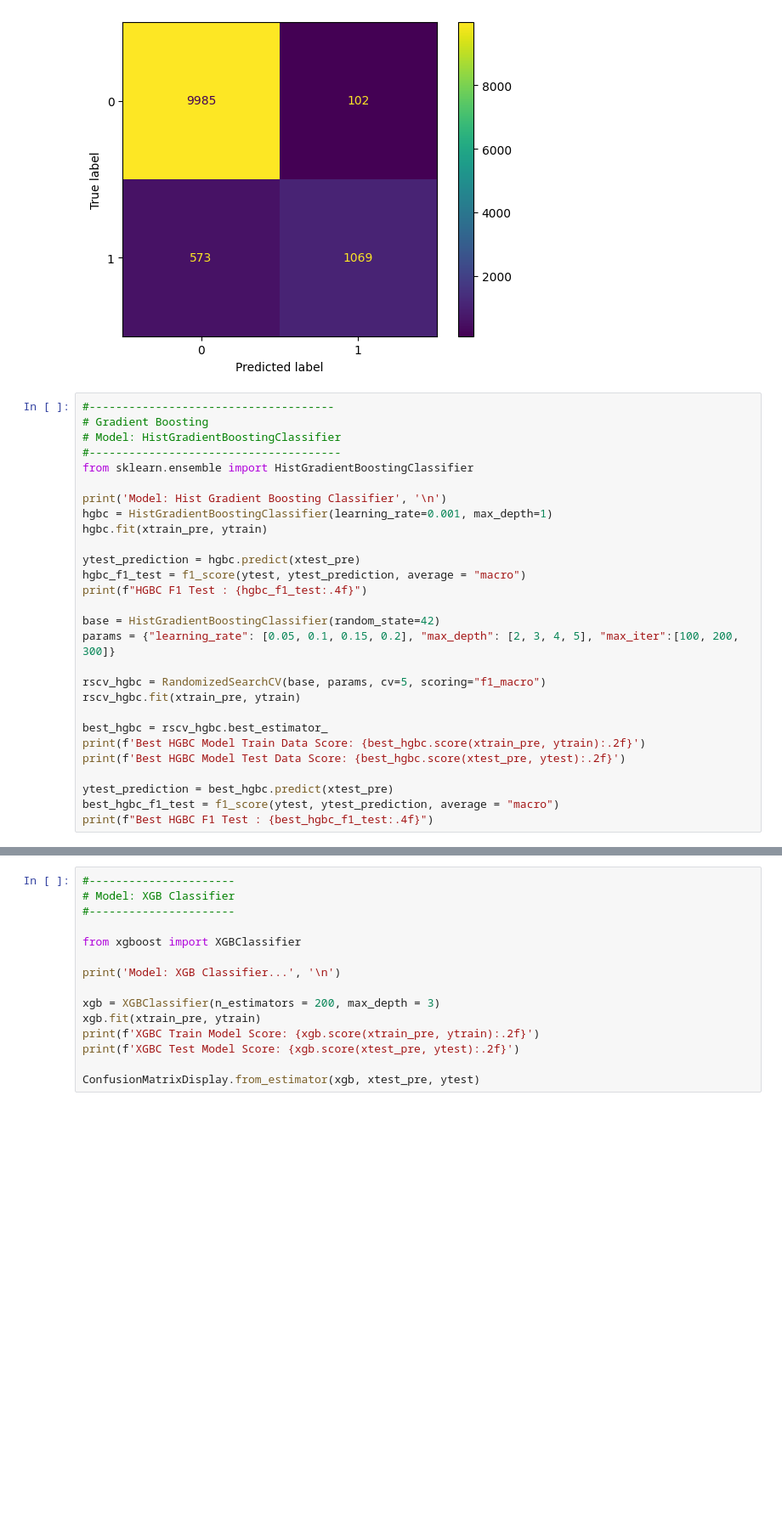
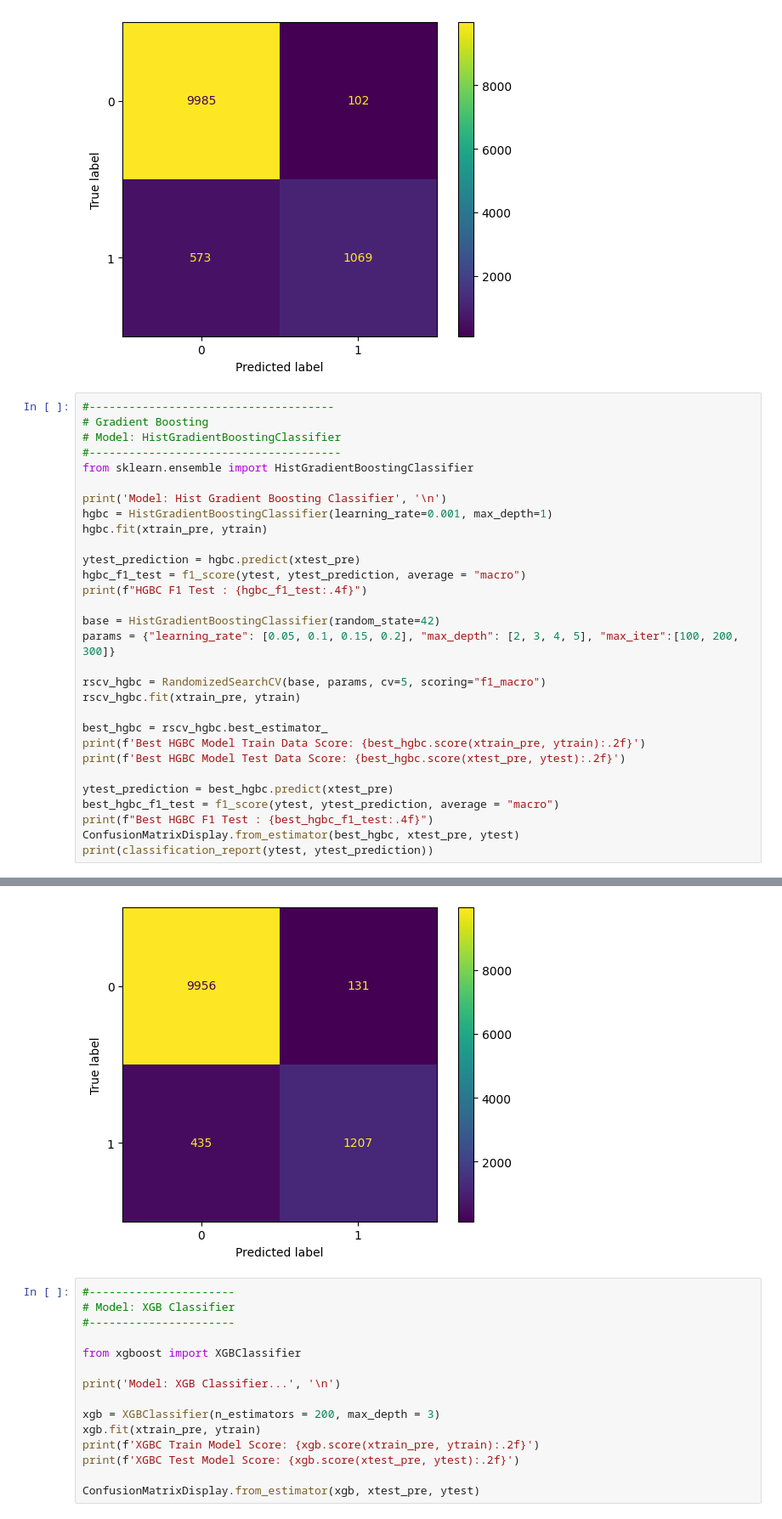
Before and after one commit to deanesh/ML-Wakad-Weekdays-5-7-pm-11th-Dec, a Jupyter notebook: 10 Ensemble/Ensemble-Practice.ipynb, the cells around one changed output, grey strips where cells are left out. Shown at 85% size. Drawn from its saved outputs; the diff is of its cells as text; blank space fills up the shorter version.

```diff
--- a/10 Ensemble/Ensemble-Practice.ipynb
+++ b/10 Ensemble/Ensemble-Practice.ipynb
@@ -147,6 +147,8 @@ print(f'Best HGBC Model Test Data Score: {best_hgbc.score(xtest_pre, ytest):.2f}
 ytest_prediction = best_hgbc.predict(xtest_pre)
 best_hgbc_f1_test = f1_score(ytest, ytest_prediction, average = "macro")
 print(f"Best HGBC F1 Test : {best_hgbc_f1_test:.4f}")
+ConfusionMatrixDisplay.from_estimator(best_hgbc, xtest_pre, ytest)
+print(classification_report(ytest, ytest_prediction))
 # %% [output]
 Model: Hist Gradient Boosting Classifier
 
@@ -157,3 +167,4 @@ Best HGBC F1 Test : 0.8922
+[figure, added]
 # %%
 #----------------------
 # Model: XGB Classifier
```
Also changed, not shown: parts of 1 cell of this notebook.
